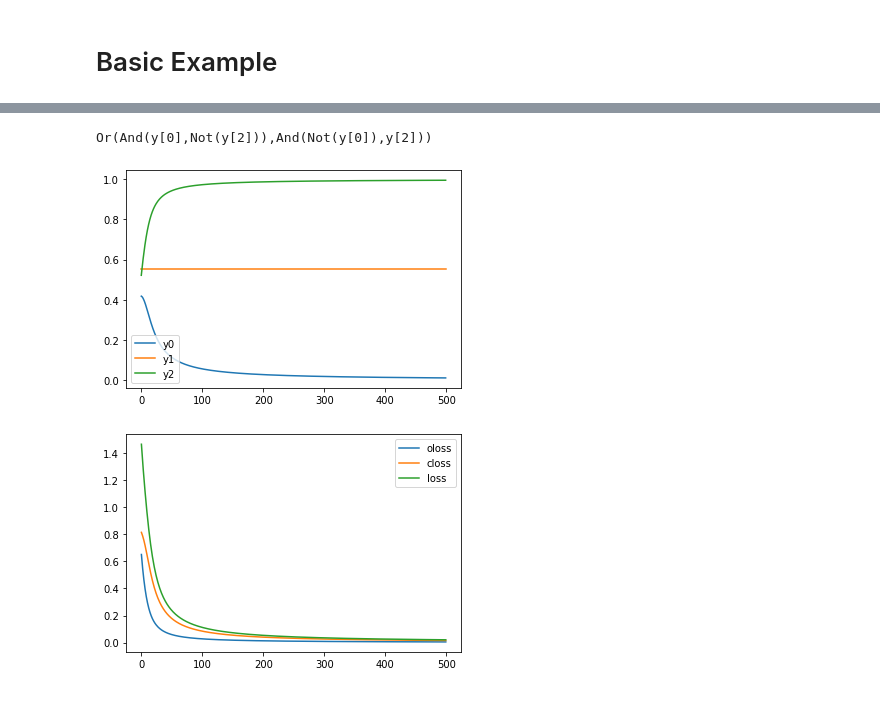
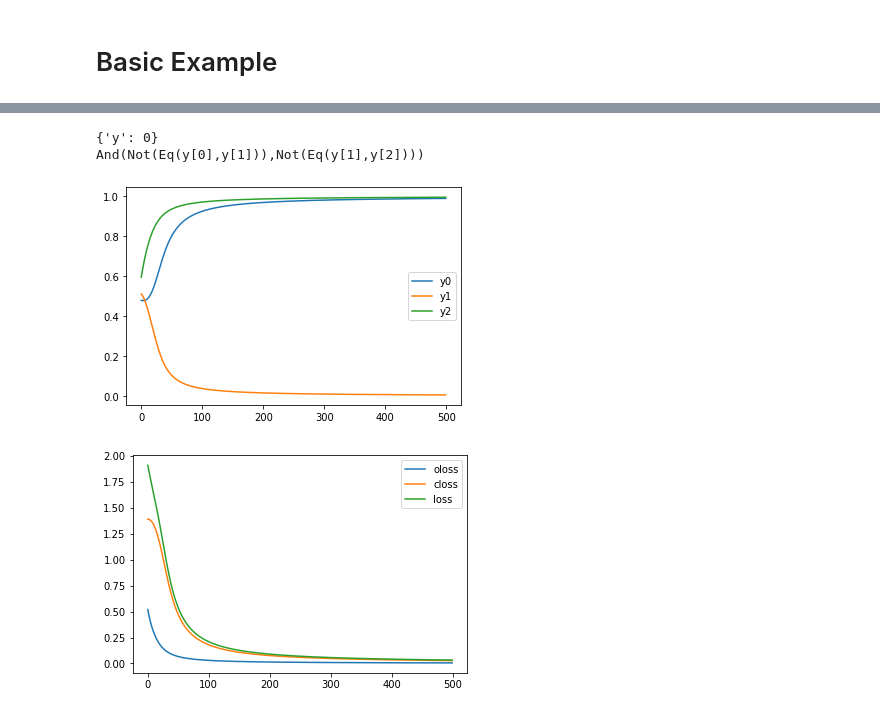
Before and after one commit to pylon-lib/pylon, a Jupyter notebook: examples.ipynb, the cells around one changed output, grey strips where cells are left out. Cells and saved outputs as stored; diff of their text form; code cells hidden in the pictures.

Commit message:
added support for multiple arguments in constraint functions, towards #2

```diff
--- a/examples.ipynb
+++ b/examples.ipynb
@@ -91,38 +91,43 @@ import itertools
 
 from pytorch_constraints.constraint import constraint
 from pytorch_constraints.brute_force_solver import *
 from pytorch_constraints.sampling_solver import *
-from pytorch_constraints.tnorm_solver import TNormLogicSolver
+from pytorch_constraints.tnorm_solver import ProductTNormLogicSolver
 
 net = Net()
 opt = torch.optim.SGD(net.parameters(), lr=0.1)
 plot = PlotHelper()
 plot_loss = PlotHelper()
 
+
+# y: 3, Bx3
 def xor(y):
-    return any([y[i]==y[i-1] for i in range(10)])
+    # return (y[0] and not y[2]) or (not y[0] and y[2])
+    return y[0]!=y[1] and y[1]!=y[2]
+    # return any([y[i]==y[i-1] for i in range(10)])
 
 # xor_cons = constraint(xor)
 num_samples = 100
 # xor_cons = constraint(xor, SamplingSolver(num_samples))
 # xor_cons = constraint(xor, WeightedSamplingSolver(num_samples))
-xor_cons = constraint(xor, TNormLogicSolver())
-
+xor_cons = constraint(xor, ProductTNormLogicSolver())
+# x: 1 -> Bx1
 for _ in range(500):
     opt.zero_grad()
-    y_logit = net(x)
+    y_logit = net(x) # y: 3x2 -> Bx3x2
     oloss = F.cross_entropy(y_logit[2:], y[2:])
     closs = xor_cons(y_logit)
     loss = oloss + closs
     loss.backward()
     y_prob = torch.softmax(y_logit, dim=-1)
     plot.add(y0=y_prob[0,1].data, y1=y_prob[1,1].data, y2=y_prob[2,1].data)
     plot_loss.add(oloss=oloss.data, closs=closs.data, loss=loss.data)
     opt.step()
 
 plot.show()
 plot_loss.show()
 # %% [output]
-Or(And(y[0],Not(y[2])),And(Not(y[0]),y[2]))
+{'y': 0}
+And(Not(Eq(y[0],y[1])),Not(Eq(y[1],y[2])))
-[figure, old version]
+[figure, new version]
-[figure, old version]
+[figure, new version]
```
Also changed, not shown: parts of 2 cells of this notebook, 9 other files.
